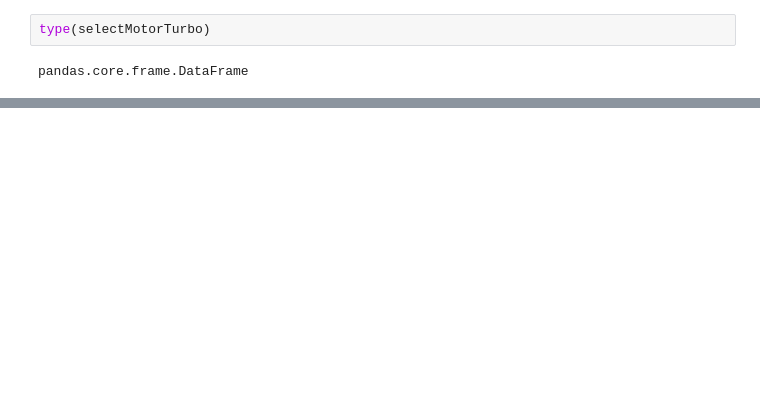
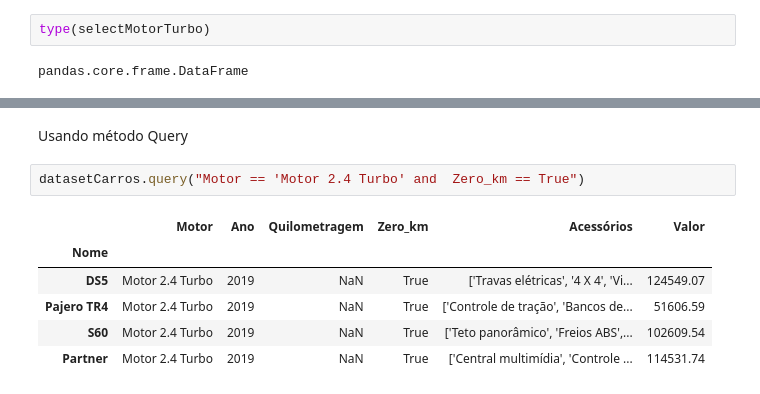
Before and after one commit to jpablolima/mineracao_de_dados, a Jupyter notebook: carros.ipynb, the cells around one changed output, grey strips where cells are left out. Saved outputs shown, nothing was run; the diff lists cells and outputs as text; blank space fills up the shorter version.

Commit message:
método Query

```diff
--- a/carros.ipynb
+++ b/carros.ipynb
@@ -160,0 +203,11 @@ datasetCarros[selectMotorTurbo]
+# %% [markdown]
+Usando método Query
+# %%
+datasetCarros.query("Motor == 'Motor 2.4 Turbo' and  Zero_km == True")
+# %% [output]
+|  | Motor | Ano | Quilometragem | Zero_km | Acessórios | Valor |
+| Nome |  |  |  |  |  |  |
+| DS5 | Motor 2.4 Turbo | 2019 | NaN | True | ['Travas elétricas', '4 X 4', 'Vi... | 124549.07 |
+| Pajero TR4 | Motor 2.4 Turbo | 2019 | NaN | True | ['Controle de tração', 'Bancos de... | 51606.59 |
+| S60 | Motor 2.4 Turbo | 2019 | NaN | True | ['Teto panorâmico', 'Freios ABS',... | 102609.54 |
+| Partner | Motor 2.4 Turbo | 2019 | NaN | True | ['Central multimídia', 'Controle ... | 114531.74 |
```
Also changed, not shown: parts of 5 cells of this notebook.
